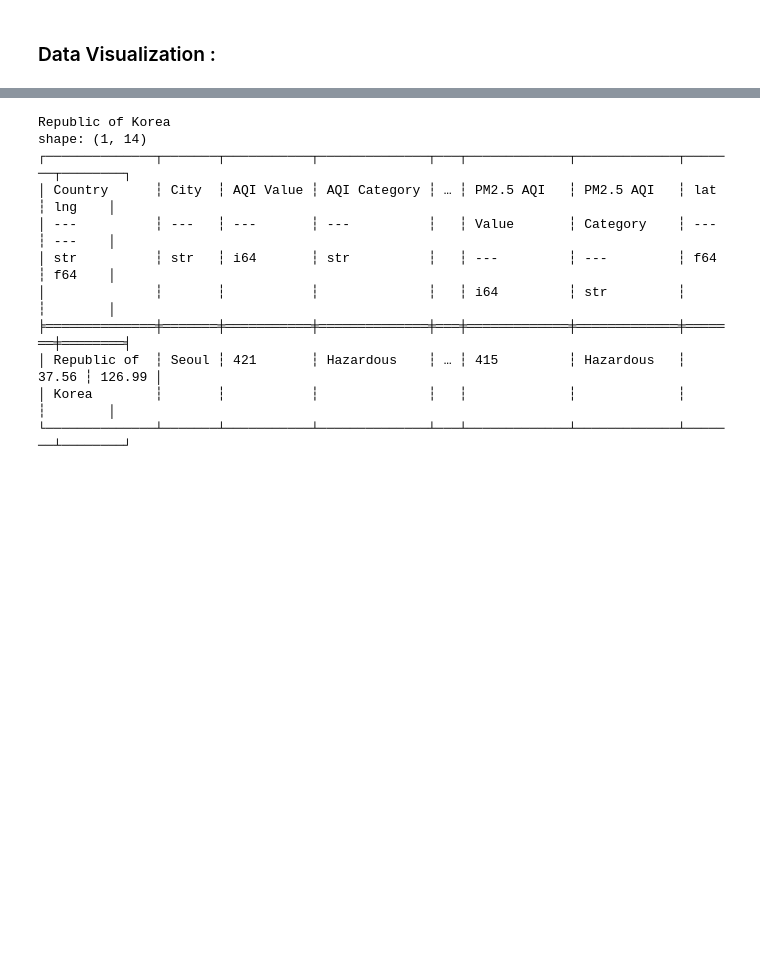
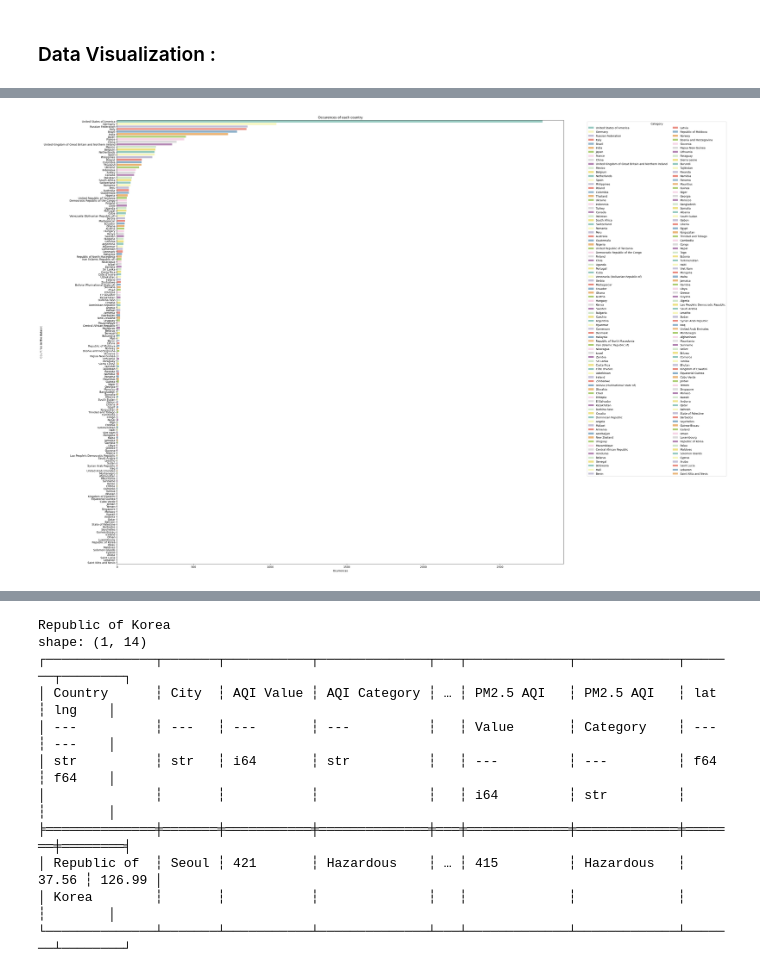
Before and after one commit to Wissemamr/AQI_classification, a Jupyter notebook: src/EDA/explore_data.ipynb, the cells around one changed output, grey strips where cells are left out. Cells and saved outputs as stored; diff of their text form; code cells hidden in the pictures; blank space fills up the shorter version.

```diff
--- a/src/EDA/explore_data.ipynb
+++ b/src/EDA/explore_data.ipynb
@@ -265,0 +266,3 @@ Mauritius shape: (12, 14)
+# %%
+values_count = df['Country'].value_counts().sort(by='count', descending=True)
+values_count
@@ -265,0 +284,10 @@ Mauritius shape: (12, 14)
+# %%
+plt.figure(figsize=(30,30))
+plt.title('Occurences of each country')
+sns.barplot(values_count, y='Country', x='count', palette='Set3', hue='Country')
+plt.xlabel ('Ocurrences')
+plt.legend(title='Category', bbox_to_anchor=(1.05, 1), loc='upper left', ncol=2)
+plt.ylabel('Countries in the dataset')
+plt.show()
+# %% [output]
+[figure, added]
```
Also changed, not shown: parts of 17 cells of this notebook.
